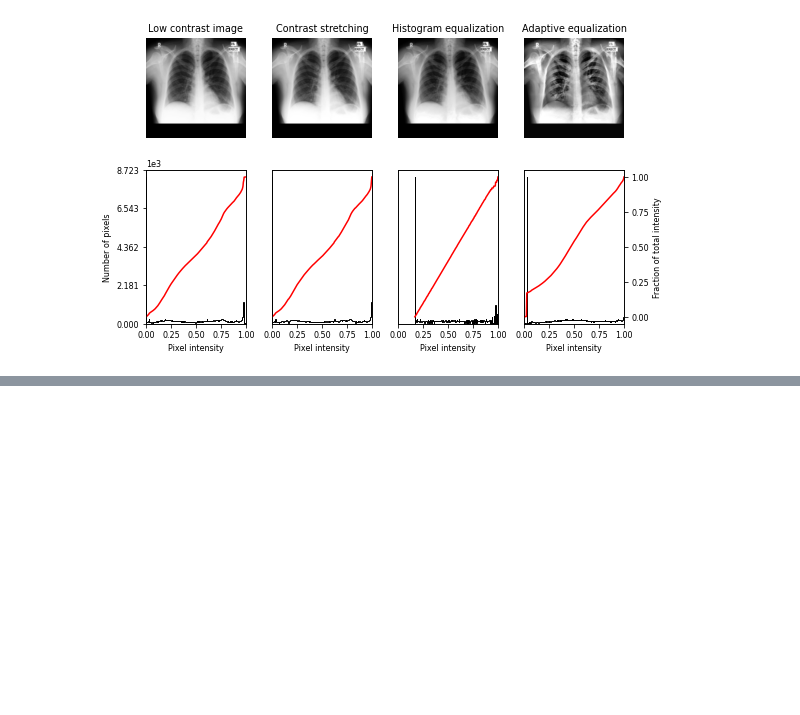
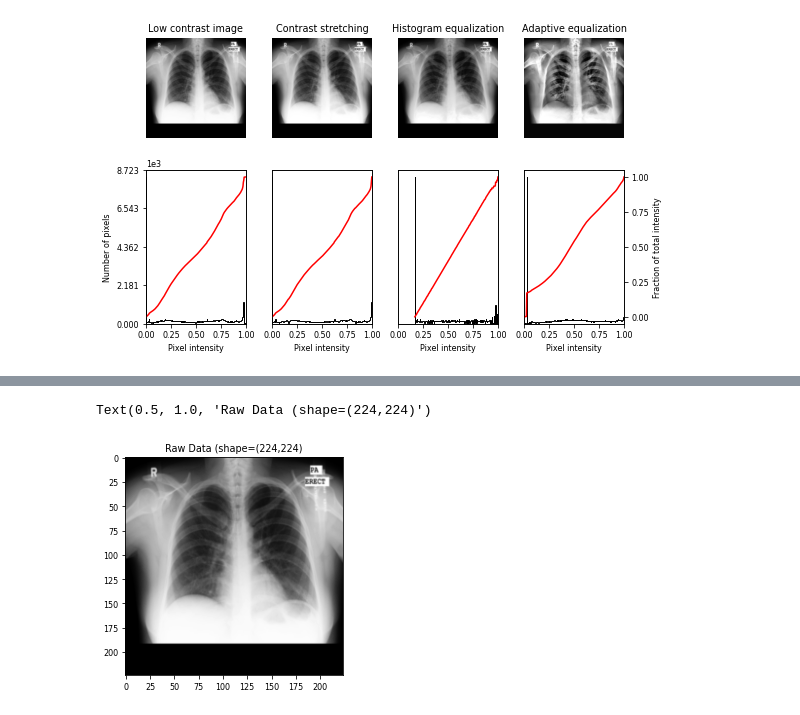
Before and after one commit to nivation/Chexnet_Tensorflow, a Jupyter notebook: CLAHE.ipynb, the cells around one changed output, grey strips where cells are left out. Saved outputs shown, nothing was run; the diff lists cells and outputs as text; code cells hidden in the pictures; blank space fills up the shorter version.

```diff
--- a/CLAHE.ipynb
+++ b/CLAHE.ipynb
@@ -89,0 +185,6 @@ plt.show()
+# %%
+plt.imshow(img,cmap=plt.cm.gray)
+plt.title('Raw Data (shape=(224,224)')
+# %% [output]
+Text(0.5, 1.0, 'Raw Data (shape=(224,224)')
+[figure, added]
```
Also changed, not shown: parts of 2 cells of this notebook, 3 other files.
